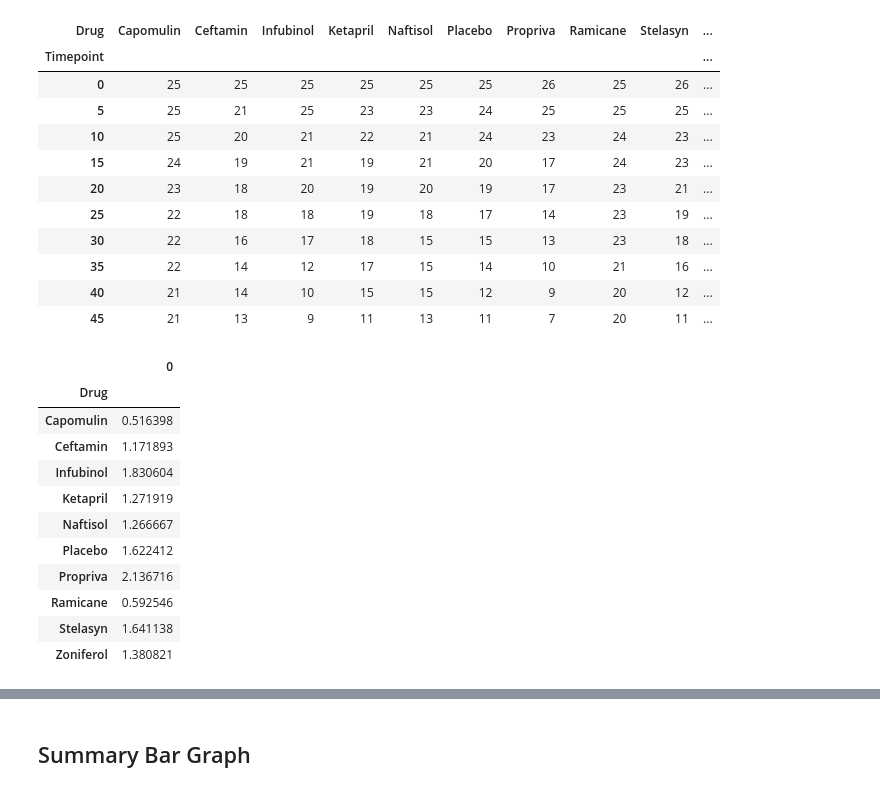
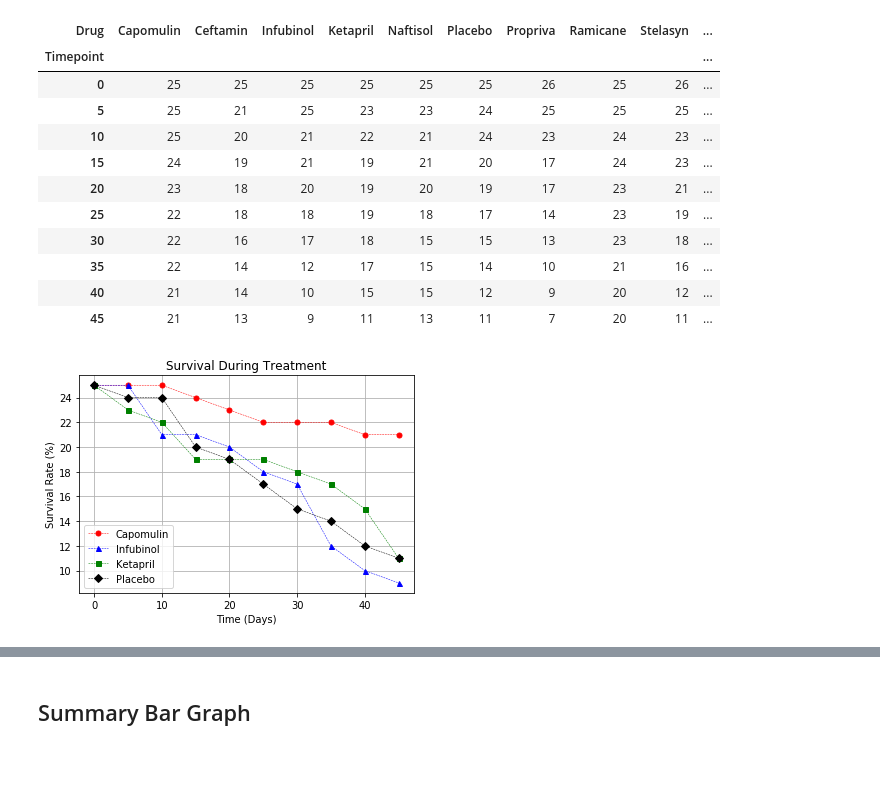
Before and after one commit to zareentaz/Matplotlib-Homework, a Jupyter notebook: Pymaceuticals/pymaceuticals_starter.ipynb, the cells around one changed output, grey strips where cells are left out. Cells and saved outputs as stored; diff of their text form; code cells hidden in the pictures; blank space fills up the shorter version.

Commit message:
commiting the survival rate

```diff
--- a/Pymaceuticals/pymaceuticals_starter.ipynb
+++ b/Pymaceuticals/pymaceuticals_starter.ipynb
@@ -295,24 +279,25 @@ survival_pivot_df
 | 35 | 22 | 14 | 12 | 17 | 15 | 14 | 10 | 21 | 16 | ... |
 | 40 | 21 | 14 | 10 | 15 | 15 | 12 | 9 | 20 | 12 | ... |
 | 45 | 21 | 13 | 9 | 11 | 13 | 11 | 7 | 20 | 11 | ... |
-# %%
-survival_pivot_sem = survival_pivot.sem()
-
-# Convert to DataFrame
-survival_pivot_sem_df=pd.DataFrame(survival_pivot_sem)
-survival_pivot_sem_df
-# %% [output]
-|  | 0 |
-| Drug |  |
-| Capomulin | 0.516398 |
-| Ceftamin | 1.171893 |
-| Infubinol | 1.830604 |
-| Ketapril | 1.271919 |
-| Naftisol | 1.266667 |
-| Placebo | 1.622412 |
-| Propriva | 2.136716 |
-| Ramicane | 0.592546 |
-| Stelasyn | 1.641138 |
-| Zoniferol | 1.380821 |
+# %%
+plt.errorbar(survival_pivot_df.index,survival_pivot_df["Capomulin"],
+             color="red",marker='o',markersize=5, linestyle='--', linewidth=0.5)
+plt.errorbar(survival_pivot_df.index,survival_pivot_df["Infubinol"],
+             color="blue",marker='^',markersize=5, linestyle='--', linewidth=0.5)
+plt.errorbar(survival_pivot_df.index,survival_pivot_df["Ketapril"],
+             color="green",marker='s',markersize=5, linestyle='--', linewidth=0.5)
+plt.errorbar(survival_pivot_df.index,survival_pivot_df["Placebo"],
+             color="black",marker='D',markersize=5, linestyle='--', linewidth=0.5)
+plt.title('Survival During Treatment')
+plt.xlabel('Time (Days)')
+plt.ylabel('Survival Rate (%)')
+plt.grid()
+plt.legend(loc="best")
+#save the fig
+plt.savefig("Images/Survivalrate.png")
+#show the fig
+plt.show()
+# %% [output]
+[figure, added]
 # %%
 # Generate the Plot (Accounting for percentages)
```
Also changed, not shown: parts of 6 cells of this notebook, 2 other files.
